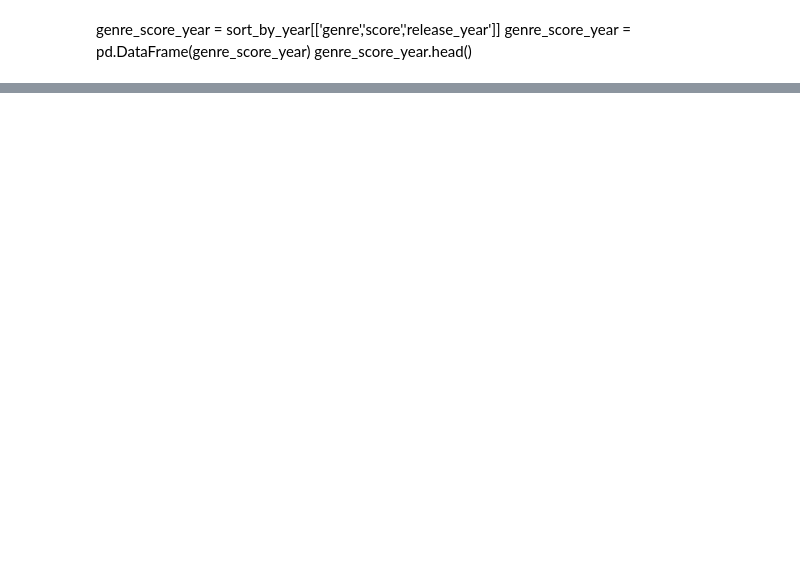
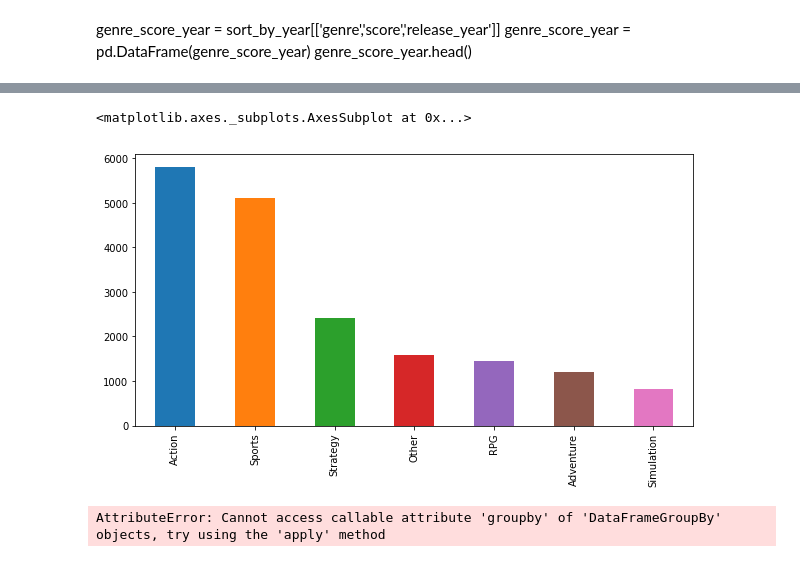
Before and after one commit to KarthikBhaktha/PopularGameGenrePy, a Jupyter notebook: gameEDA.ipynb, the cells around one changed output, grey strips where cells are left out. Saved outputs shown, nothing was run; the diff lists cells and outputs as text; code cells hidden in the pictures; blank space fills up the shorter version.

```diff
--- a/gameEDA.ipynb
+++ b/gameEDA.ipynb
@@ -129,0 +169,5 @@ Name: genre, Length: 18625, dtype: object
+# %%
+sort_by_year.genre.value_counts().plot(kind='bar', figsize=(10,5))
+# %% [output]
+<matplotlib.axes._subplots.AxesSubplot at 0x...>
+[figure, added]
@@ -129,0 +176,4 @@ Name: genre, Length: 18625, dtype: object
+# %%
+grp_by.
+# %% [output]
+AttributeError: Cannot access callable attribute 'groupby' of 'DataFrameGroupBy' objects, try using the 'apply' method
```
Also changed, not shown: parts of 21 cells of this notebook, 1 other file.
